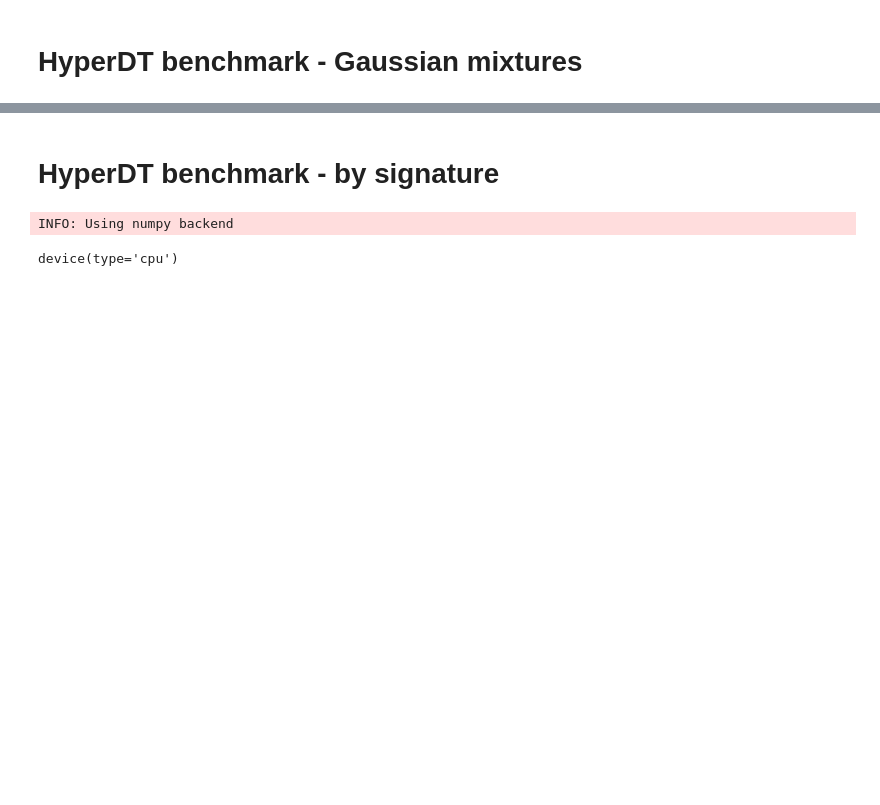
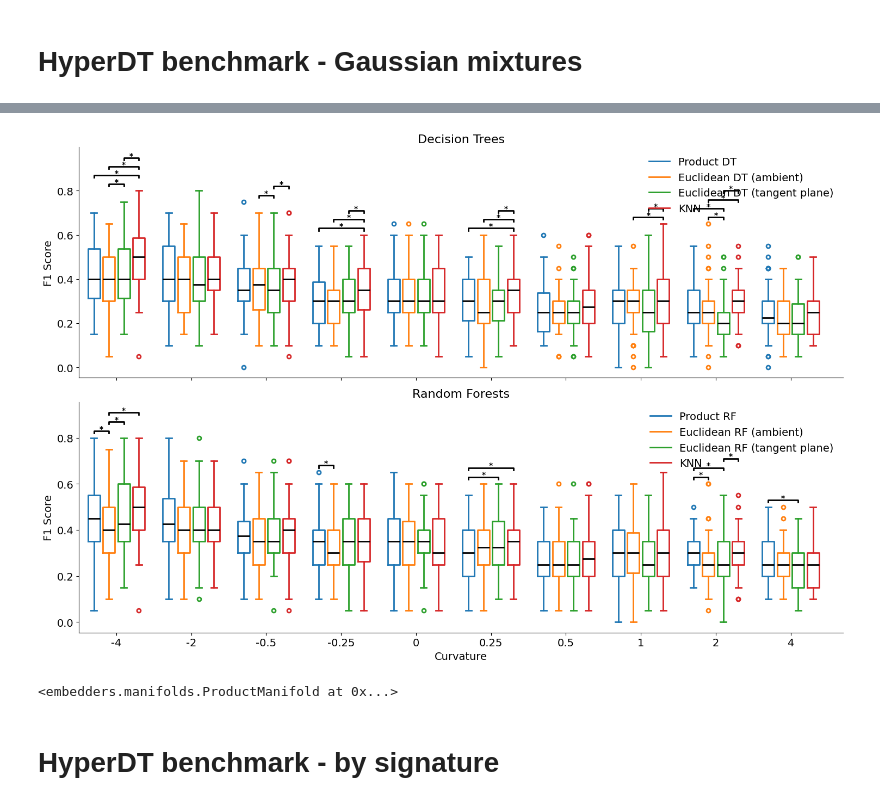
Before and after one commit to qc2321/embedders, a Jupyter notebook: notebooks/7_pc_gaussian_mixture.ipynb, the cells around one changed output, grey strips where cells are left out. Drawn from its saved outputs; the diff is of its cells as text; code cells hidden in the pictures; blank space fills up the shorter version.

```diff
--- a/notebooks/7_pc_gaussian_mixture.ipynb
+++ b/notebooks/7_pc_gaussian_mixture.ipynb
@@ -36,3 +35,12 @@ from sklearn.model_selection import train_test_split
+# %%
+if torch.backends.mps.is_available():
+    device = "mps"
+elif torch.cuda.is_available():
+    device = "cuda"
+else:
+    device = "cpu"
+
+sample_device = "cuda" if device == "cuda" else "cpu"
 # %%
 # Basic structure: let's do H2, but with a really high curvature
 
@@ -131,28 +146,28 @@ matplotlib.use("pdf")
 # Let's see the values: barplot with statistical significance annotations
 import pandas as pd
 import matplotlib
-
-# matplotlib.use("pgf")
 import matplotlib.pyplot as plt
 import numpy as np
+from scipy.stats import wilcoxon
 
-# import tikzplotlib
-
-
-# Load results
-# results = pd.read_csv(
-#     "/teamspace/studios/this_studio/embedders/data/gaussian_mixture_benchmarks/curvature_benchmarks.csv"
-# )
-CURVATURES = [-4, -2, -0.5, -0.25, 0, 0.25, 0.5, 1, 2, 4]
-
-from scipy.stats import ttest_rel
+def test(x, y):
+    # Check x and y are identical
+    all_same = True
+    for a, b in zip(x, y):
+        if a != b:
+            all_same = False
+            break
+    if all_same:
+        return 1.0
+    else:
+        return wilcoxon(x, y).pvalue
 
 # All the spec happens up here
-models1 = ["product_dt", "sklearn_dt", "tangent_dt"]
-model_names1 = ["Product DT", "Euclidean DT (ambient)", "Euclidean DT (tangent plane)"]
-models2 = ["product_rf", "sklearn_rf", "tangent_rf"]
-model_names2 = ["Product RF", "Euclidean RF (ambient)", "Euclidean RF (tangent plane)"]
-colors = ["C0", "C1", "C2"]
+models1 = ["product_dt", "sklearn_dt", "tangent_dt", "knn"]
+model_names1 = ["Product DT", "Euclidean DT (ambient)", "Euclidean DT (tangent plane)", "KNN"]
+models2 = ["product_rf", "sklearn_rf", "tangent_rf", "knn"]
+model_names2 = ["Product RF", "Euclidean RF (ambient)", "Euclidean RF (tangent plane)", "KNN"]
+colors = ["C0", "C1", "C2", "C3"]
 
 # Initialize plot
 fig, axs = plt.subplots(2, 1, figsize=(15, 10), sharex=True)
@@ -179,49 +194,46 @@ for ax, models, model_names in zip(axs, [models1, models2], [model_names1, model
 
     # Add p-value annotations. All start at x_vals, and end at x_vals + i
     heights = [0] * len(CURVATURES)  # How many annotations per curvature
-    for i, j in [(0, 1), (1, 2), (0, 2)]:
+    for i, j in [(0, 1), (1, 2), (0, 2), (0, 3), (1, 3), (2, 3)]:
         results_K = [results[results["curvature"] == K] for K in CURVATURES]
-        p_vals = [ttest_rel(res[models[i]], res[models[j]]).pvalue for res in results_K]
+        p_vals = [test(res[models[i]], res[models[j]]) for res in results_K]
 
         for k, p_val in enumerate(p_vals):
             if p_val < 0.05:
                 x1, x2 = x_vals[k] + i, x_vals[k] + j
                 y = results[results["curvature"] == CURVATURES[k]][models].max().max() + 0.04 * (heights[k] + 1)
                 ax.text(
                     s="*", x=(x1 + x2) / 2, y=y, ha="center", va="center", color="black", fontdict={"weight": "bold"}
                 )
                 ax.plot([x1, x1, x2, x2], [y - 0.02, y - 0.01, y - 0.01, y - 0.02], lw=2, color="black")
                 heights[k] += 1
 
     # Fix y-lim and remove top/right spines; make background transparent
     ax.patch.set_alpha(0)
     ax.spines["top"].set_visible(False)
     ax.spines["right"].set_visible(False)
 
     # Set x-ticks
     ax.set_ylabel("F1 Score", fontsize=14)
-    # ax.set_title("D", fontsize=16)
-    ax.set_xticks(x_vals + 1, CURVATURES, fontsize=14)
+    ax.set_xticks(x_vals + 1.5, CURVATURES, fontsize=14)
     ax.legend([bp["boxes"][0] for bp in bps], model_names, loc="upper right", fontsize=14, frameon=False)
-    # ax.set_xlabel("Curvature", fontsize=14)
     ax.tick_params(axis="y", labelsize=14)
 
 axs[0].set_title("Decision Trees", fontsize=16)
 axs[1].set_title("Random Forests", fontsize=16)
 axs[1].set_xlabel("Curvature", fontsize=14)
 
 plt.xlim(-1, len(CURVATURES) * (len(models1) + 1))
 
 # Transparent
 plt.tight_layout()
 plt.show()
-
-# Save as pdf
-# plt.savefig("/teamspace/studios/this_studio/embedders/figures/curvature_benchmarks_dt.pdf")
-# plt.savefig("/teamspace/studios/this_studio/embedders/figures/curvature_benchmarks_mixed.pdf")
-
-# Save as tikz
-# plt.savefig("/teamspace/studios/this_studio/embedders/figures/curvature_benchmarks_mixed.pgf")
+# %% [output]
+[figure, added]
+# %%
+embedders.manifolds.ProductManifold(signature=[(0, 3)])
+# %% [output]
+<embedders.manifolds.ProductManifold at 0x...>
 # %% [markdown]
 # HyperDT benchmark - by signature
 # %%
@@ -248,12 +260,3 @@ SIGNATURES_STR = [
     "S(1, 2)^5",
     "H(-1, 2)^2 x \nE(0, 2) x \n S(1, 2)^2",
 ]
-# %%
-import embedders
-import torch
-
-device = torch.device("cuda" if torch.cuda.is_available() else "cpu")
-device
-# %% [output]
-INFO: Using numpy backend
-device(type='cpu')
```
Also changed, not shown: parts of 11 cells of this notebook, 5 other files.
